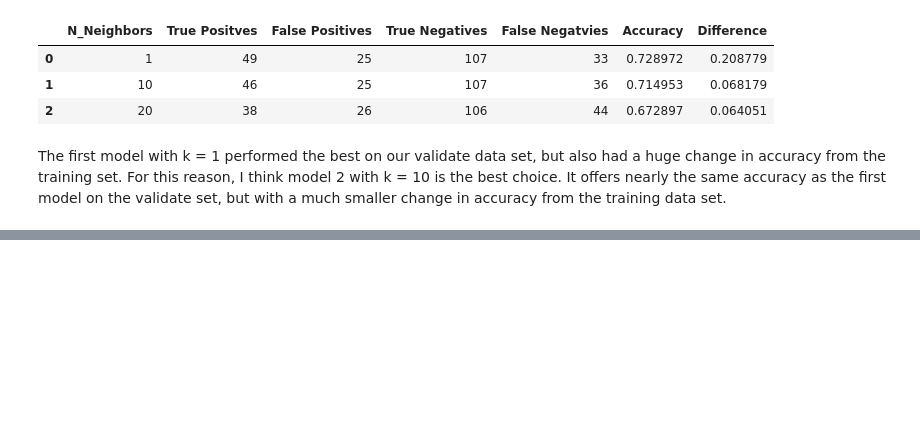
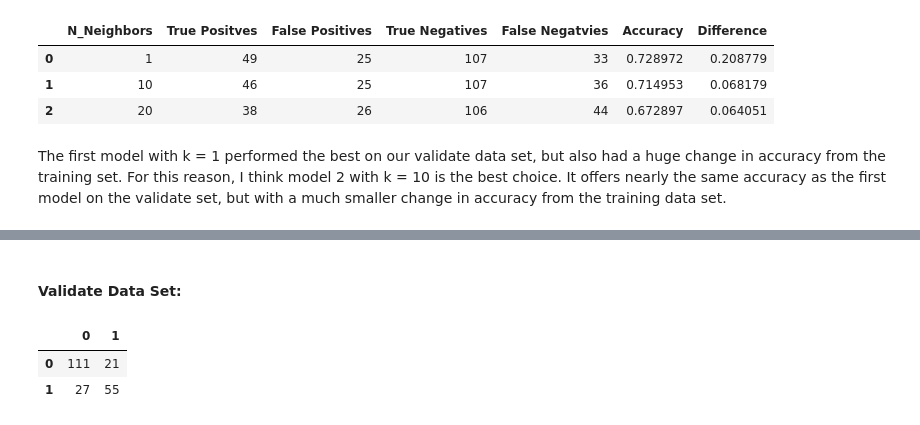
Before and after one commit to johnathon-smith/classification-exercises, a Jupyter notebook: model.ipynb, the cells around one changed output, grey strips where cells are left out. Saved outputs shown, nothing was run; the diff lists cells and outputs as text; code cells hidden in the pictures; blank space fills up the shorter version.

```diff
--- a/model.ipynb
+++ b/model.ipynb
@@ -608,0 +624,19 @@ The first model with k = 1 performed the best on our validate data set, but also
+# %%
+#Split data into train, validate, test groups
+train, validate, test = prepare.train_validate_test_split(titanic, target = 'survived')
+# %%
+#Create X and y splits
+X_train, y_train = train.drop('survived', axis = 1), train.survived
+X_validate, y_validate = validate.drop('survived', axis = 1), validate.survived
+X_test, y_test = test.drop('survived', axis = 1), test.survived
+# %%
+#Instantiate the model
+from sklearn.linear_model import LogisticRegression
+
+logit_1 = LogisticRegression(random_state = 123, C = 1)
+
+#Fit the model on only 'pclass', 'age', and 'fare'
+logit_1.fit(X_train[['age','pclass','fare']], y_train)
+
+#Make predictions
+logit_1_preds = logit_1.predict(X_train[['age','pclass','fare']])
@@ -608,0 +906,9 @@ The first model with k = 1 performed the best on our validate data set, but also
+# %% [markdown]
+#### Validate Data Set:
+# %%
+#Confusion matrix
+pd.DataFrame(confusion_matrix(y_validate, logit_2.predict(X_validate[logit_2_features])))
+# %% [output]
+|  | 0 | 1 |
+| 0 | 111 | 21 |
+| 1 | 27 | 55 |
```
Also changed, not shown: parts of 52 cells of this notebook, 1 other file.
